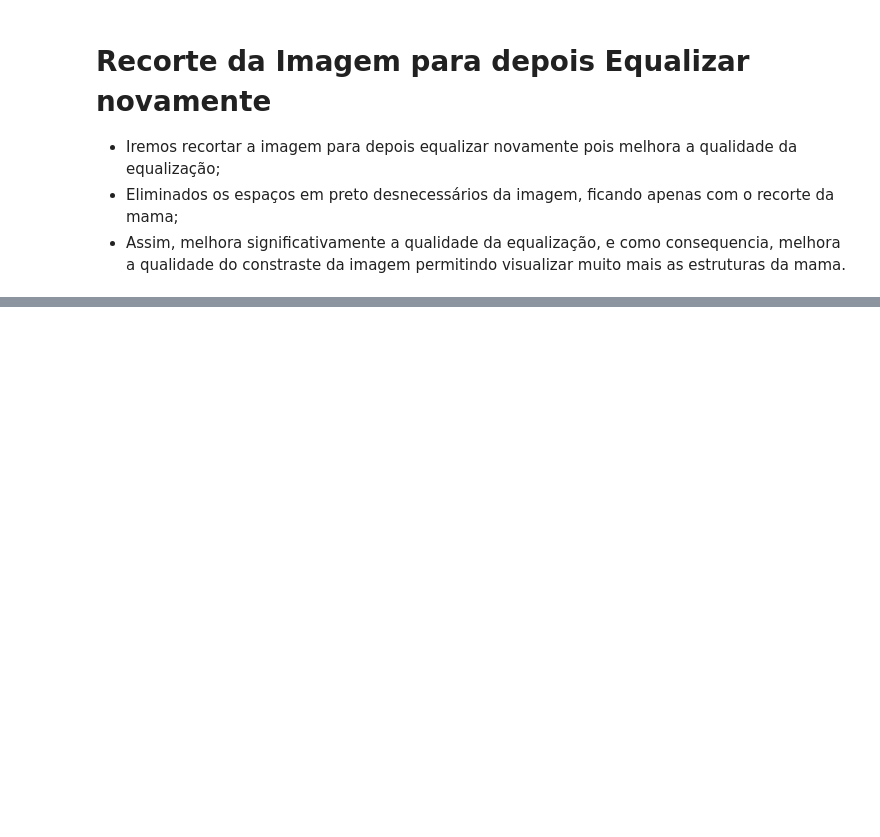
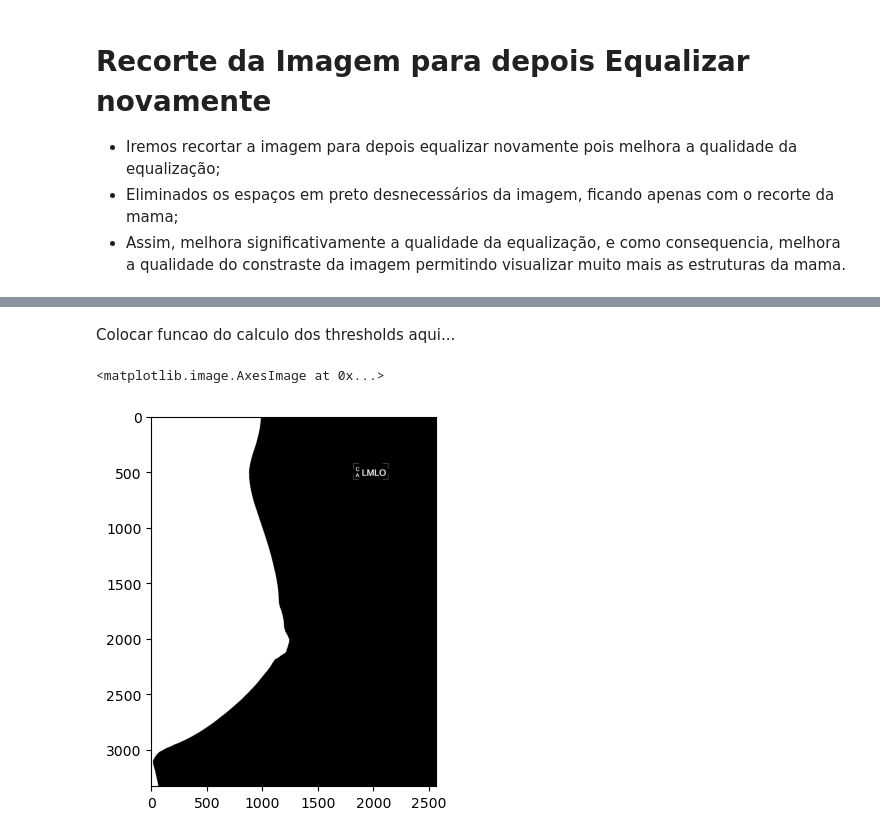
Before and after one commit to lukasmachado20/ProjetoITI, a Jupyter notebook: recorte_imagens_equalize.ipynb, the cells around one changed output, grey strips where cells are left out. Drawn from its saved outputs; the diff is of its cells as text; code cells hidden in the pictures; blank space fills up the shorter version.

```diff
--- a/recorte_imagens_equalize.ipynb
+++ b/recorte_imagens_equalize.ipynb
@@ -27,0 +22,12 @@ plt.savefig('/home/bernardo/Mestrado/fredrik-dataset/data-processed/'+filename_m
+# %% [markdown]
+Colocar funcao do calculo dos thresholds aqui...
+# %%
+# todos os valores maiores que 1000 irao receber 1, senao recebe 0
+ret, temp1 = cv2.threshold(imgArray, 0, np.max(imgArray), cv2.THRESH_BINARY)
+arrayThresh = temp1.astype('uint8')
+
+# verificando....
+plt.imshow(arrayThresh, cmap=plt.cm.gray);
+# %% [output]
+<matplotlib.image.AxesImage at 0x...>
+[figure, added]
```
Also changed, not shown: parts of 6 cells of this notebook, 2 other files.
